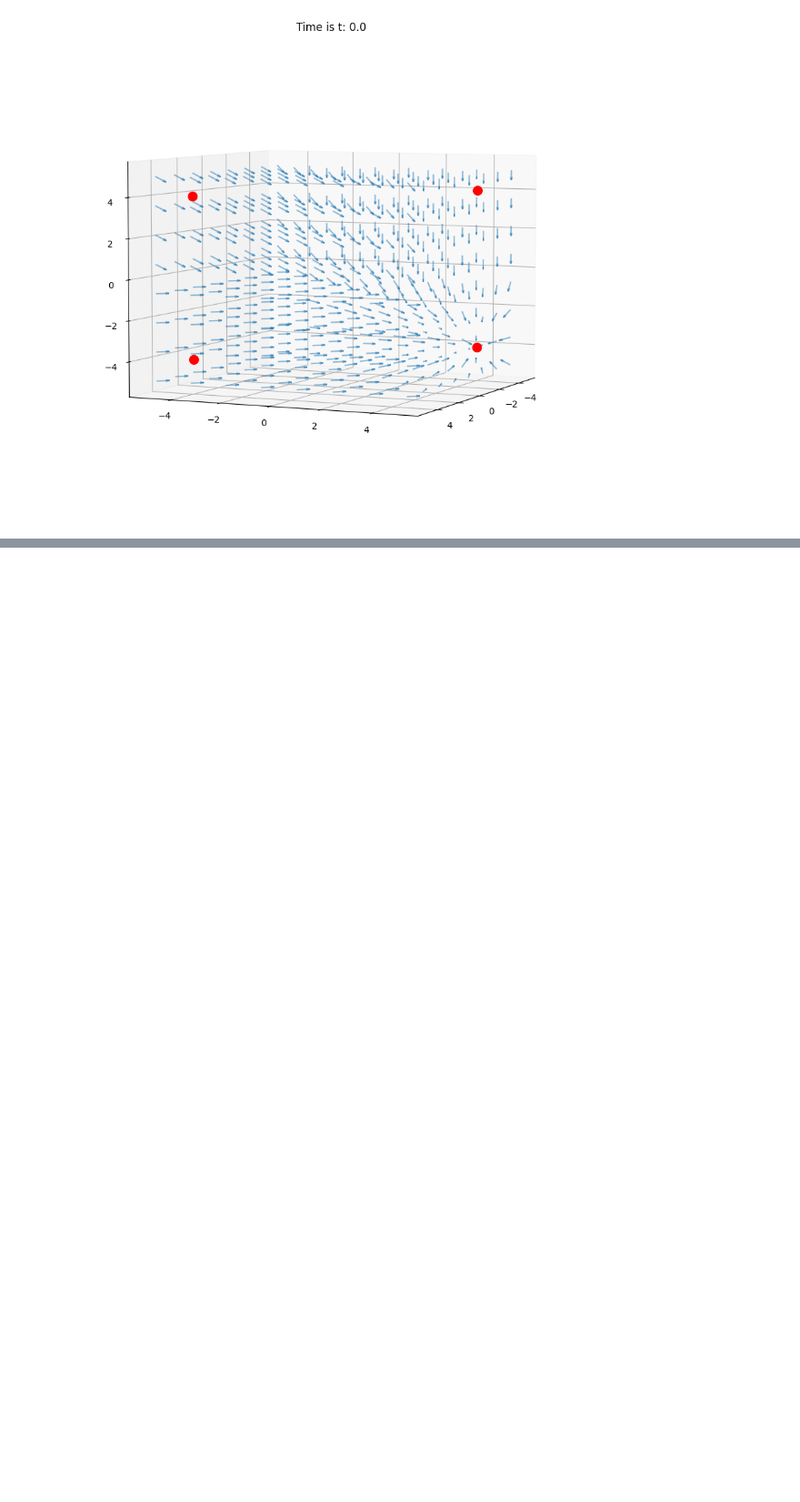
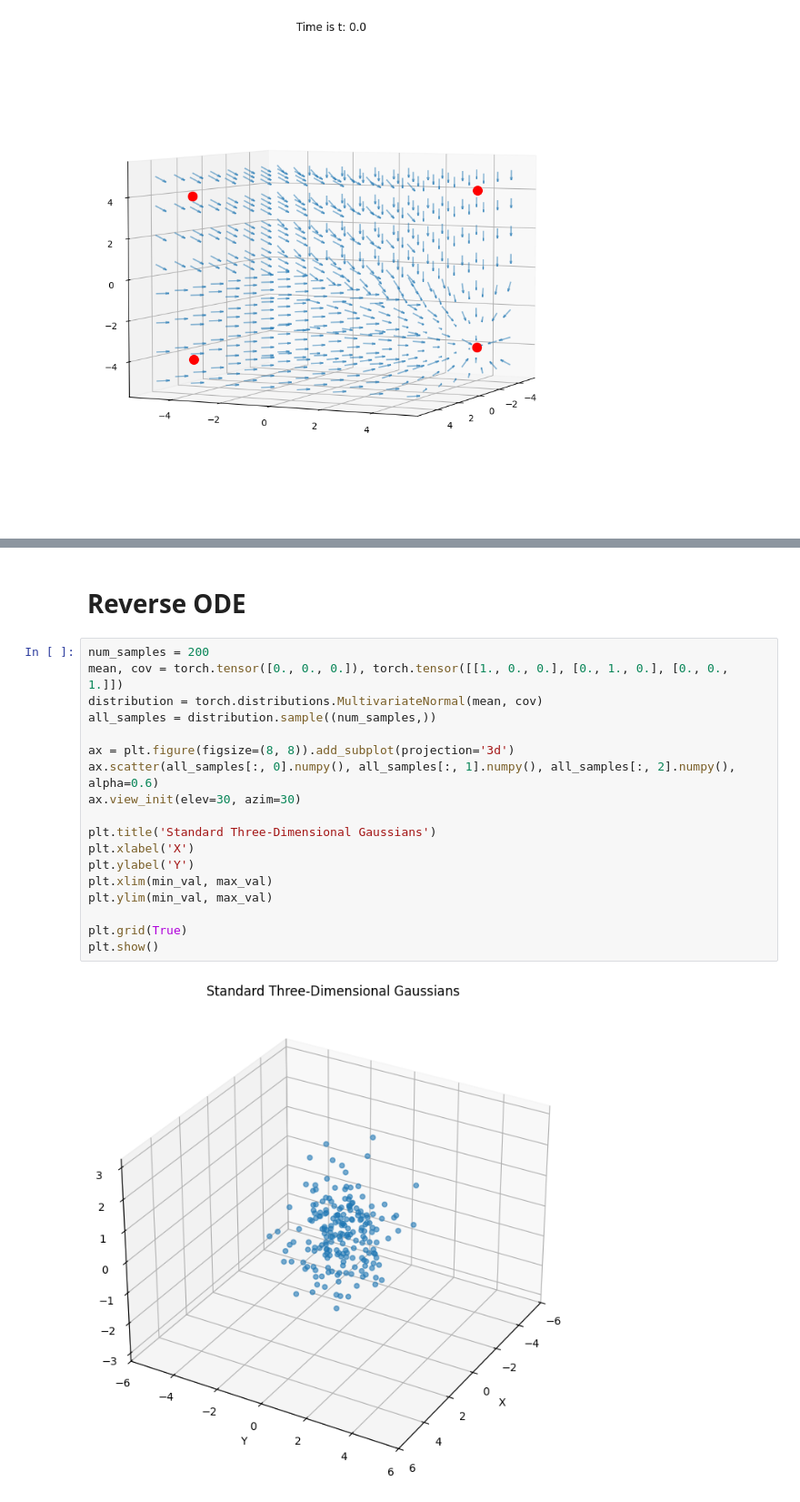
Before and after one commit to krunolp/cfg_theory, a Jupyter notebook: 3dgauss.ipynb, the cells around one changed output, grey strips where cells are left out. Shown at 91% size. Saved outputs shown, nothing was run; the diff lists cells and outputs as text; blank space fills up the shorter version.

```diff
--- a/3dgauss.ipynb
+++ b/3dgauss.ipynb
@@ -132,0 +277,22 @@ generate_gif('cfg_score', cfg, m1, m2, dt, sigma, min_val, max_val, omega=1.5, l
+# %% [markdown]
+# Reverse ODE
+# %%
+num_samples = 200
+mean, cov = torch.tensor([0., 0., 0.]), torch.tensor([[1., 0., 0.], [0., 1., 0.], [0., 0., 1.]])
+distribution = torch.distributions.MultivariateNormal(mean, cov)
+all_samples = distribution.sample((num_samples,))
+
+ax = plt.figure(figsize=(8, 8)).add_subplot(projection='3d')
+ax.scatter(all_samples[:, 0].numpy(), all_samples[:, 1].numpy(), all_samples[:, 2].numpy(), alpha=0.6)
+ax.view_init(elev=30, azim=30)
+
+plt.title('Standard Three-Dimensional Gaussians')
+plt.xlabel('X')
+plt.ylabel('Y')
+plt.xlim(min_val, max_val)
+plt.ylim(min_val, max_val)
+
+plt.grid(True)
+plt.show()
+# %% [output]
+[figure, added]
```
Also changed, not shown: parts of 13 cells of this notebook, 1 other file.
